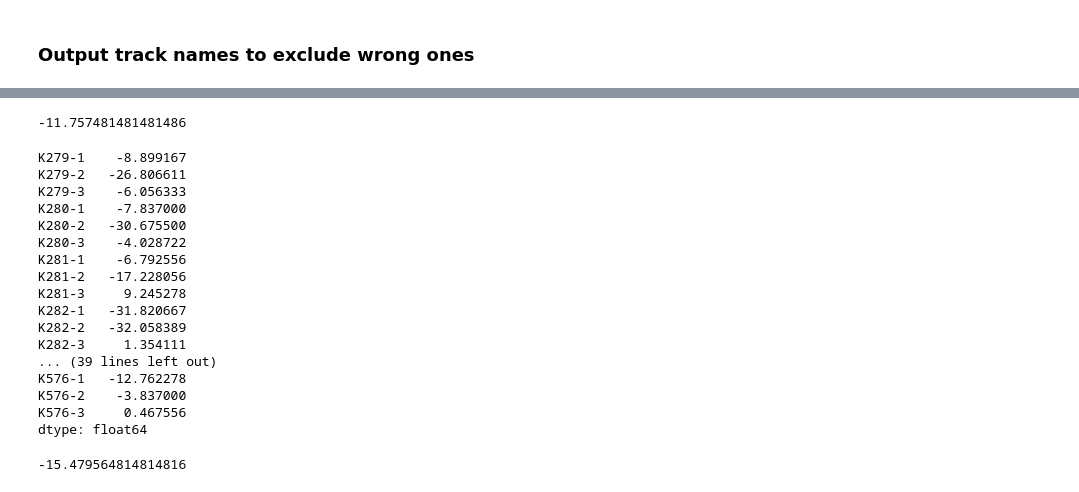
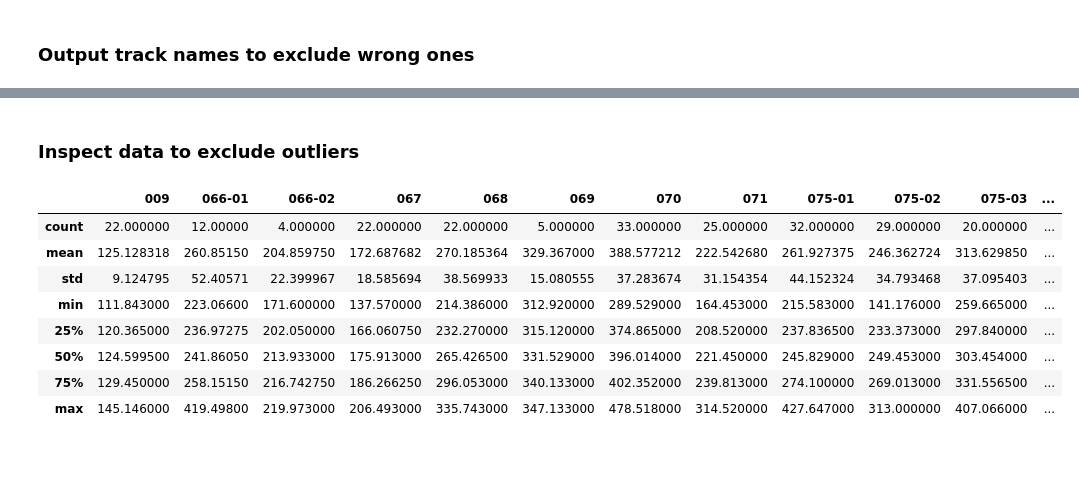
Before and after one commit to DCMLab/debussy, a Jupyter notebook: durations/spotify_durations.ipynb, the cells around one changed output, grey strips where cells are left out. Cells and saved outputs as stored; diff of their text form; code cells hidden in the pictures; blank space fills up the shorter version.

Commit message:
Finalized duration notebook

```diff
--- a/durations/spotify_durations.ipynb
+++ b/durations/spotify_durations.ipynb
@@ -111,15 +125,15 @@ for key, search_results in searches.items():
         release_date = track['album']['release_date']
 
         track_info = {
+            'duration_ms' : duration_ms,
             'name' : name,
             'artist' : artist,
-            'id' : id,
-            'duration_ms' : duration_ms,
+            'url' : 'https://open.spotify.com/track/' + id,
             'release_date' : release_date
         }
         search_tracks.append(track_info)
     pieces_data[key] = search_tracks
-pieces_data['123-9']
+pieces_data['123-09']
 # %% [output]
 intermede: track[0] has more than 1 artist: ['Michael Barenboim', 'Daniel Barenboim'], skipping
 intermede: track[1] has more than 1 artist: ['Rafał Blechacz', 'Bomsori'], skipping
@@ -175,4 +189,0 @@ track_titles
-# %%
-pieces_data['095-1'] = pieces_data['095-1'][:21] + pieces_data['095-1'][23:]
-with open(RESULT_JSON, "w", encoding='utf-8') as f:
-    json.dump(pieces_data, f)
@@ -247,21 +189,0 @@ Roberte Mamou - Ligia - 2015-10-30
-# %%
-suffixes = {'I':'-1','II':'-2', 'III':'-3'}
-data = {('K'+k,r):[] for k in kv for r in ['-1','-2','-3']}
-ids = {'id': {}}
-for player,uri in links.items():
-    tracks = sp.album_tracks(uri)
-    while tracks:
-        for t in tracks['items']:
-            for k in kv:
-                if re.search(k+'[^a-z]',t['name']):
-                    try:
-                        m = re.search(r'\s(I|II|III)\.',t['name'])[1]
-                    except:
-                        print(player,t['name'])
-                    key = ('K'+k,suffixes[m])
-                    data[key].append(t['duration_ms'])
-                    ids['id'][(f"K{k}{suffixes[m]}", player)] = t['id']
-        tracks = sp.next(tracks)
-df = pd.DataFrame.from_dict(data,orient='index',columns=links.keys())
-#df.index = pd.MultiIndex.from_tuples(df.index,names=['K','movement'])
-df.index = [''.join(i) for i in df.index]
@@ -404,29 +190,19 @@ dtype: float64
-# %%
-median_shift.mean()
-# %% [output]
--11.757481481481486
-# %%
-mean_shift = seconds.T.mean() - seconds.iloc[:,[0,1,5,6,7,8]].T.mean()
-mean_shift
-# %% [output]
-K279-1    -8.899167
-K279-2   -26.806611
-K279-3    -6.056333
-K280-1    -7.837000
-K280-2   -30.675500
-K280-3    -4.028722
-K281-1    -6.792556
-K281-2   -17.228056
-K281-3     9.245278
-K282-1   -31.820667
-K282-2   -32.058389
-K282-3     1.354111
-... (39 lines left out)
-K576-1   -12.762278
-K576-2    -3.837000
-K576-3     0.467556
-dtype: float64
-# %%
-mean_shift.mean()
-# %% [output]
--15.479564814814816
+# %%
+pieces_data['095-01'] = pieces_data['095-01'][:21] + pieces_data['095-01'][23:] # results #21 and #22 contained movements II & III
+# %% [markdown]
+### Inspect data to exclude outliers
+# %%
+duration_series = {key: pd.Series([track['duration_ms'] for track in tracks], dtype=float) / 1000 for key, tracks in pieces_data.items()}
+seconds = pd.concat(duration_series.values(), keys=duration_series.keys(), axis=1).sort_index(axis=1)
+stats = seconds.describe()
+stats
+# %% [output]
+|  | 009 | 066-01 | 066-02 | 067 | 068 | 069 | 070 | 071 | 075-01 | 075-02 | 075-03 | ... |
+| count | 22.000000 | 12.00000 | 4.000000 | 22.000000 | 22.000000 | 5.000000 | 33.000000 | 25.000000 | 32.000000 | 29.000000 | 20.000000 | ... |
+| mean | 125.128318 | 260.85150 | 204.859750 | 172.687682 | 270.185364 | 329.367000 | 388.577212 | 222.542680 | 261.927375 | 246.362724 | 313.629850 | ... |
+| std | 9.124795 | 52.40571 | 22.399967 | 18.585694 | 38.569933 | 15.080555 | 37.283674 | 31.154354 | 44.152324 | 34.793468 | 37.095403 | ... |
+| min | 111.843000 | 223.06600 | 171.600000 | 137.570000 | 214.386000 | 312.920000 | 289.529000 | 164.453000 | 215.583000 | 141.176000 | 259.665000 | ... |
+| 25% | 120.365000 | 236.97275 | 202.050000 | 166.060750 | 232.270000 | 315.120000 | 374.865000 | 208.520000 | 237.836500 | 233.373000 | 297.840000 | ... |
+| 50% | 124.599500 | 241.86050 | 213.933000 | 175.913000 | 265.426500 | 331.529000 | 396.014000 | 221.450000 | 245.829000 | 249.453000 | 303.454000 | ... |
+| 75% | 129.450000 | 258.15150 | 216.742750 | 186.266250 | 296.053000 | 340.133000 | 402.352000 | 239.813000 | 274.100000 | 269.013000 | 331.556500 | ... |
+| max | 145.146000 | 419.49800 | 219.973000 | 206.493000 | 335.743000 | 347.133000 | 478.518000 | 314.520000 | 427.647000 | 313.000000 | 407.066000 | ... |
```
Also changed, not shown: parts of 38 cells of this notebook, 3 other files.
